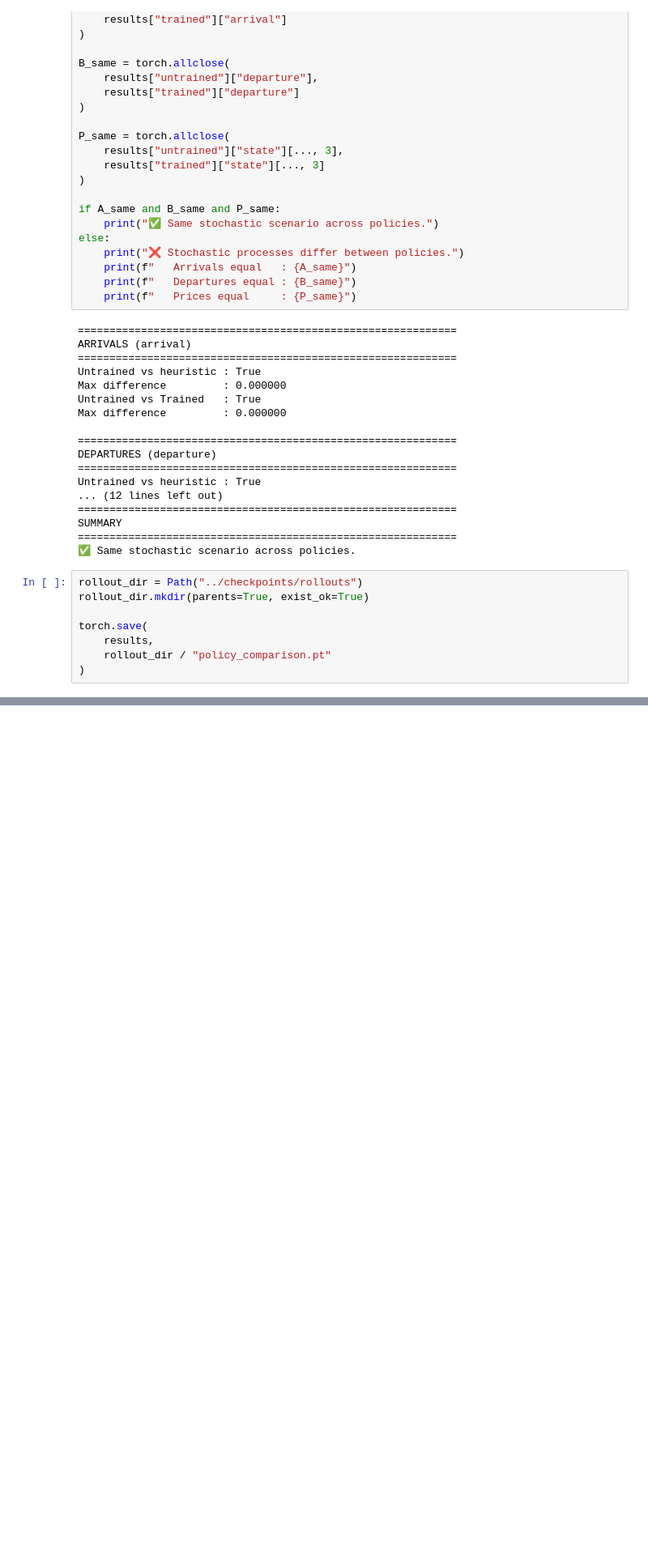
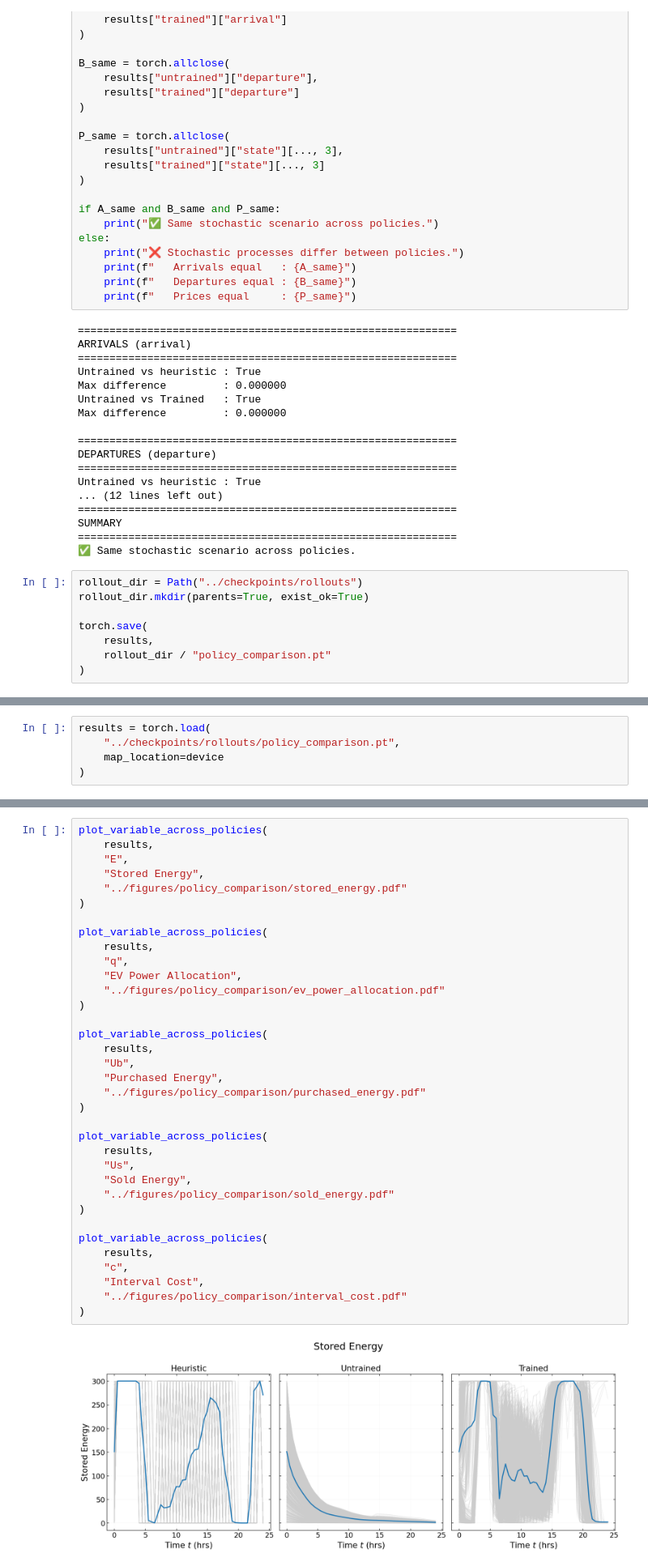
Before and after one commit to DenisseUrenda/stochastic-ems-policy, a Jupyter notebook: notebooks/02_policy_comparison.ipynb, the cells around one changed output, grey strips where cells are left out. Shown at 81% size. Saved outputs shown, nothing was run; the diff lists cells and outputs as text; blank space fills up the shorter version.

Commit message:
Finish policy comparison

```diff
--- a/notebooks/02_policy_comparison.ipynb
+++ b/notebooks/02_policy_comparison.ipynb
@@ -410,0 +415,5 @@ torch.save(
+# %%
+results = torch.load(
+    "../checkpoints/rollouts/policy_comparison.pt",
+    map_location=device
+)
@@ -410,0 +503,37 @@ torch.save(
+# %%
+plot_variable_across_policies(
+    results,
+    "E",
+    "Stored Energy",
+    "../figures/policy_comparison/stored_energy.pdf"
+)
+
+plot_variable_across_policies(
+    results,
+    "q",
+    "EV Power Allocation",
+    "../figures/policy_comparison/ev_power_allocation.pdf"
+)
+
+plot_variable_across_policies(
+    results,
+    "Ub",
+    "Purchased Energy",
+    "../figures/policy_comparison/purchased_energy.pdf"
+)
+
+plot_variable_across_policies(
+    results,
+    "Us",
+    "Sold Energy",
+    "../figures/policy_comparison/sold_energy.pdf"
+)
+
+plot_variable_across_policies(
+    results,
+    "c",
+    "Interval Cost",
+    "../figures/policy_comparison/interval_cost.pdf"
+)
+# %% [output]
+[figure, added]
```
Also changed, not shown: parts of 6 cells of this notebook, 9 other files.
